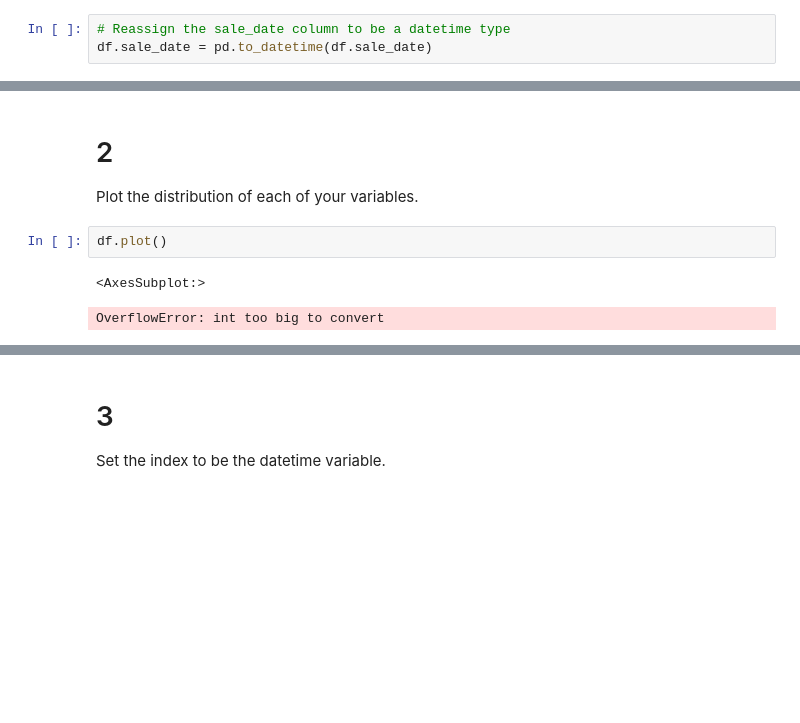
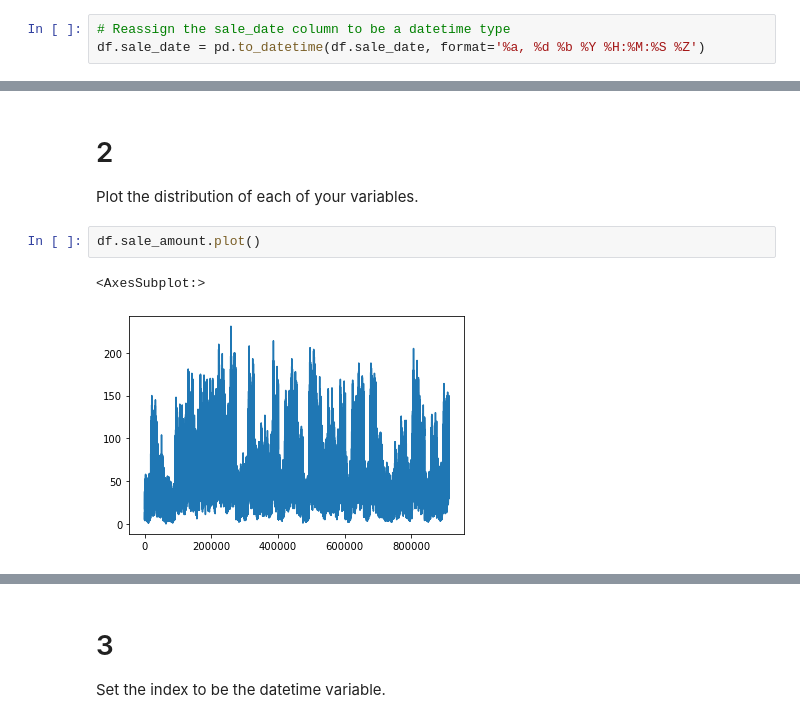
Before and after one commit to VelasquezAlejandro044/time-series-exercises, a Jupyter notebook: prepare_tsa.ipynb, the cells around one changed output, grey strips where cells are left out. Cells and saved outputs as stored; diff of their text form; blank space fills up the shorter version.

```diff
--- a/prepare_tsa.ipynb
+++ b/prepare_tsa.ipynb
@@ -91,7 +91,7 @@ Name: sale_amount, dtype: float64
 Convert date column to datetime format.
 # %%
 # Reassign the sale_date column to be a datetime type
-df.sale_date = pd.to_datetime(df.sale_date)
+df.sale_date = pd.to_datetime(df.sale_date, format='%a, %d %b %Y %H:%M:%S %Z')
 # %%
 df.head()
 # %% [output]
@@ -105,7 +105,7 @@ df.head()
 # 2
 Plot the distribution of each of your variables.
 # %%
-df.plot()
+df.sale_amount.plot()
 # %% [output]
 <AxesSubplot:>
-OverflowError: int too big to convert
+[figure, added]
```
Also changed, not shown: parts of 49 cells of this notebook, 2 other files.
